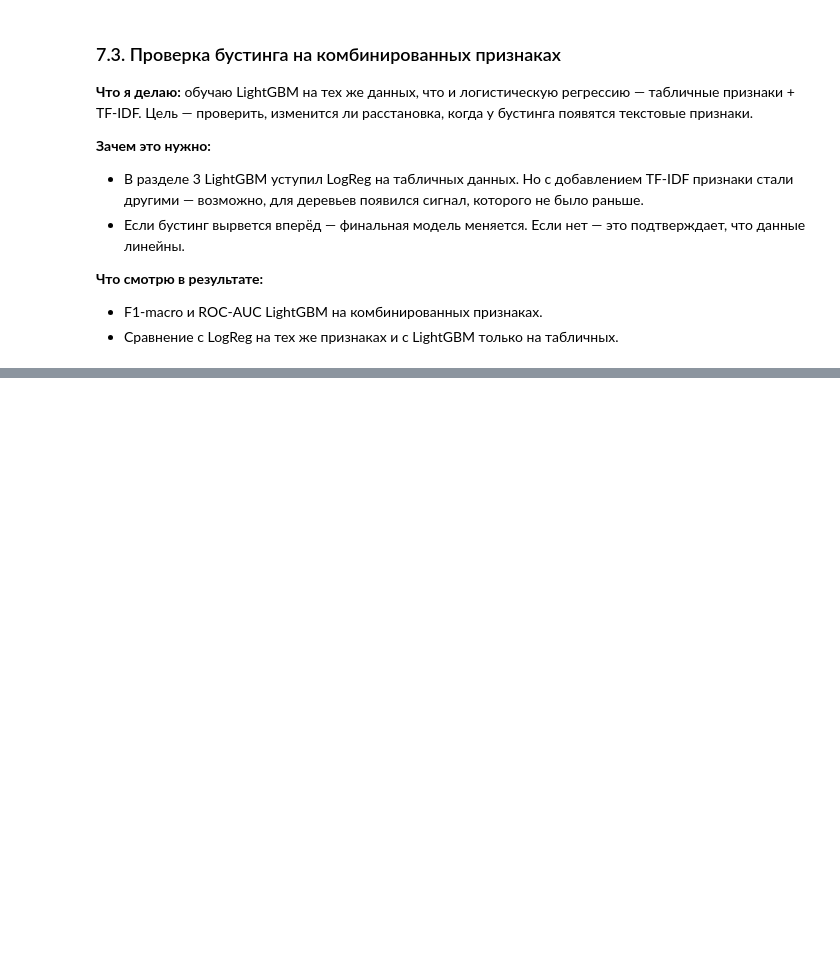
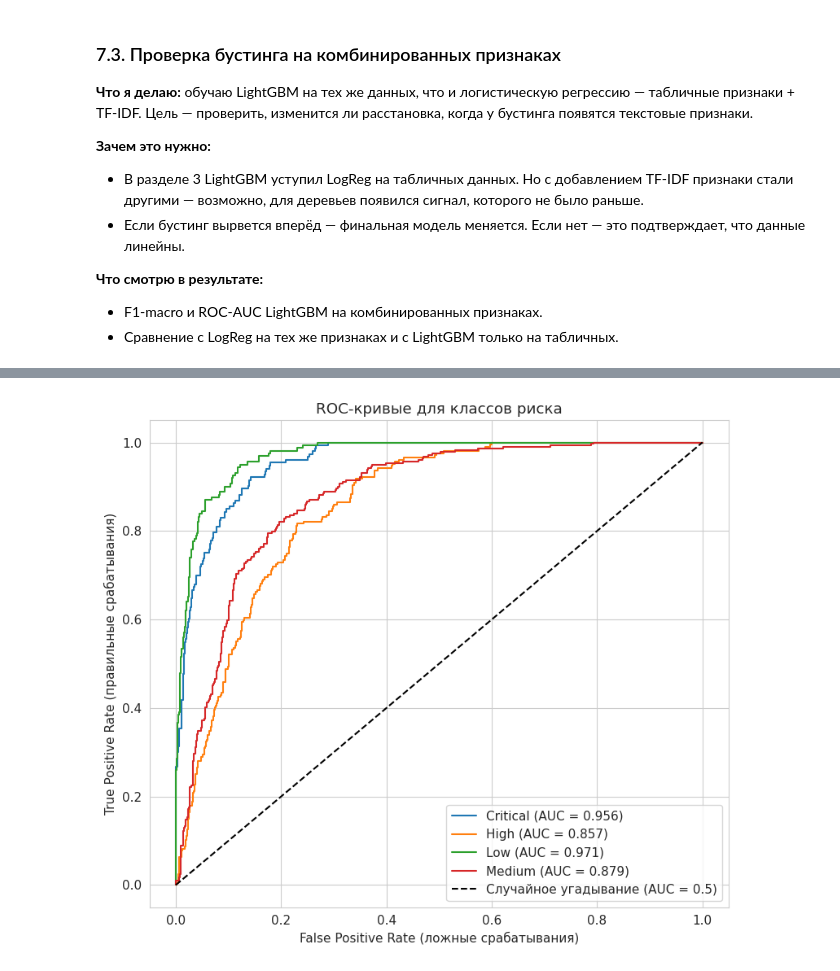
Before and after one commit to Marfall/IT-PROJECT-RISK, a Jupyter notebook: IT_Project_Risk.ipynb, the cells around one changed output, grey strips where cells are left out. Cells and saved outputs as stored; diff of their text form; code cells hidden in the pictures; blank space fills up the shorter version.

```diff
--- a/IT_Project_Risk.ipynb
+++ b/IT_Project_Risk.ipynb
@@ -2834,0 +2889,22 @@ weighted avg      0.669     0.662     0.664       800
+# %%
+# 8.1.3: ROC-кривые для каждого класса (one-vs-rest)
+from sklearn.metrics import roc_curve, auc
+
+y_proba_final = lr_final.predict_proba(X_test_comb)
+
+plt.figure(figsize=(8, 7))
+for i, class_name in enumerate(target_names):
+    fpr, tpr, _ = roc_curve(y_test == i, y_proba_final[:, i])
+    roc_auc = auc(fpr, tpr)
+    plt.plot(fpr, tpr, label=f"{class_name} (AUC = {roc_auc:.3f})")
+
+plt.plot([0, 1], [0, 1], "k--", label="Случайное угадывание (AUC = 0.5)")
+plt.xlabel("False Positive Rate (ложные срабатывания)")
+plt.ylabel("True Positive Rate (правильные срабатывания)")
+plt.title("ROC-кривые для классов риска")
+plt.legend(loc="lower right")
+plt.tight_layout()
+plt.show()
+plt.close("all")
+# %% [output]
+[figure, added]
```
Also changed, not shown: parts of 36 cells of this notebook.
